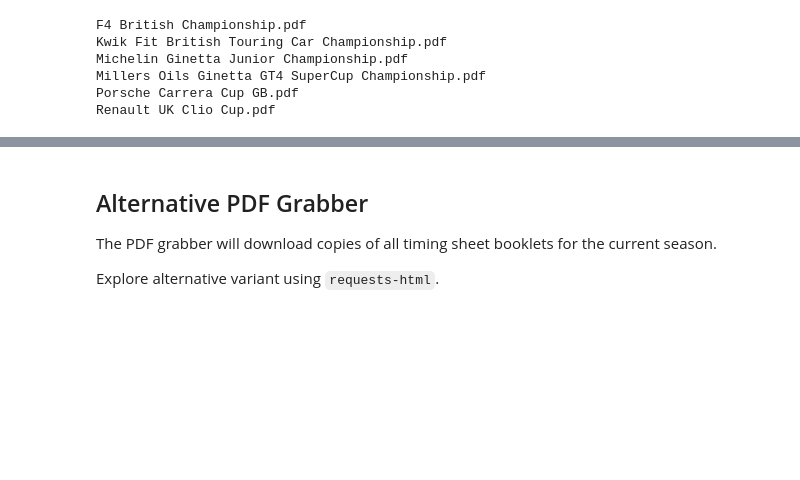
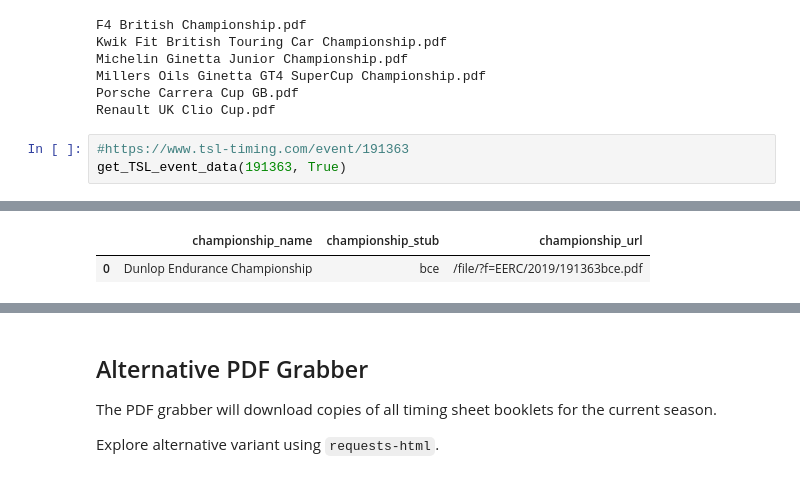
Before and after one commit to f1datajunkie/TSL, a Jupyter notebook: notebooks/TSL - BTCC Scraper.ipynb, the cells around one changed output, grey strips where cells are left out. Saved outputs shown, nothing was run; the diff lists cells and outputs as text; blank space fills up the shorter version.

```diff
--- a/notebooks/TSL - BTCC Scraper.ipynb
+++ b/notebooks/TSL - BTCC Scraper.ipynb
@@ -247,3 +248,7 @@ Michelin Ginetta Junior Championship.pdf
 Millers Oils Ginetta GT4 SuperCup Championship.pdf
 Porsche Carrera Cup GB.pdf
 Renault UK Clio Cup.pdf
+# %%
+#https://www.tsl-timing.com/event/191363
+get_TSL_event_data(191363, True)
+# %% [output]
@@ -249,0 +257,2 @@ Renault UK Clio Cup.pdf
+|  | championship_name | championship_stub | championship_url |
+| 0 | Dunlop Endurance Championship | bce | /file/?f=EERC/2019/191363bce.pdf |
```
Also changed, not shown: parts of 3 cells of this notebook, 1 other file.
